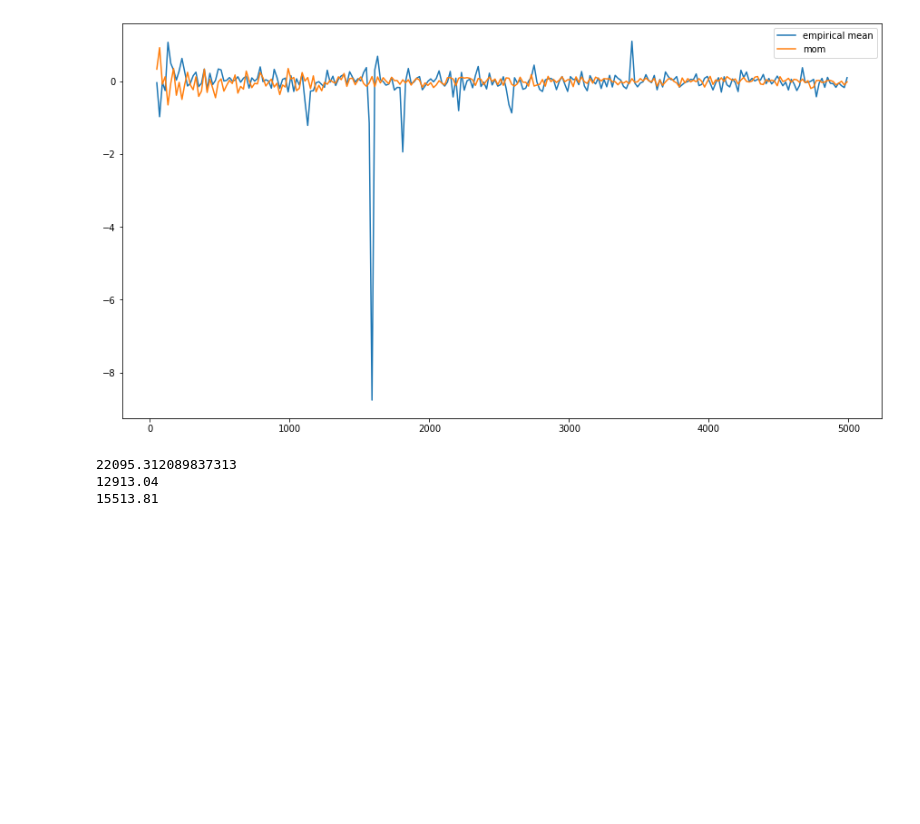
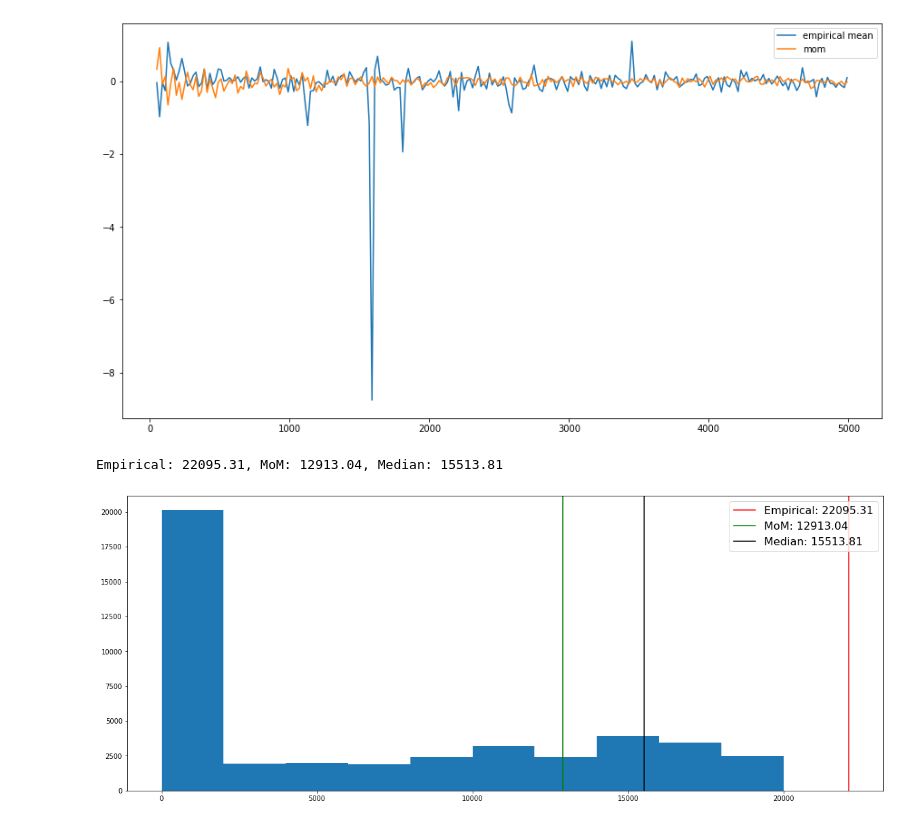
Before and after one commit to RobertoCabal/MedianOfMeans, a Jupyter notebook: MoM.ipynb, the cells around one changed output. Saved outputs shown, nothing was run; the diff lists cells and outputs as text; code cells hidden in the pictures; blank space fills up the shorter version.

```diff
--- a/MoM.ipynb
+++ b/MoM.ipynb
@@ -44,10 +46,20 @@ plt.plot()
 data = pd.read_csv('ENIGH.csv')
 # %%
 sueldos = data['sueldos']
-print(sueldos.mean())
-print(MoM(sueldos,17))
-print(np.median(sueldos))
+empirical = sueldos.mean()
+mom = MoM(sueldos,17)
+median = np.median(sueldos)
+print('Empirical: {}, MoM: {}, Median: {}'.format(round(empirical,2),round(mom,2),round(median,2)))
 # %% [output]
-22095.312089837313
-12913.04
-15513.81
+Empirical: 22095.31, MoM: 12913.04, Median: 15513.81
+# %%
+sueldos2 = sueldos[sueldos<=20000]
+plt.figure(figsize=[20,8])
+plt.hist(sueldos2)
+plt.axvline(x=empirical,color='red',label='Empirical: {}'.format(round(empirical,2)))
+plt.axvline(x=mom,color='green',label='MoM: {}'.format(round(mom,2)))
+plt.axvline(x=median,color='black',label='Median: {}'.format(round(median,2)))
+plt.legend(fontsize=16)
+plt.show()
+# %% [output]
+[figure, added]
```
Also changed, not shown: parts of 1 cell of this notebook.
